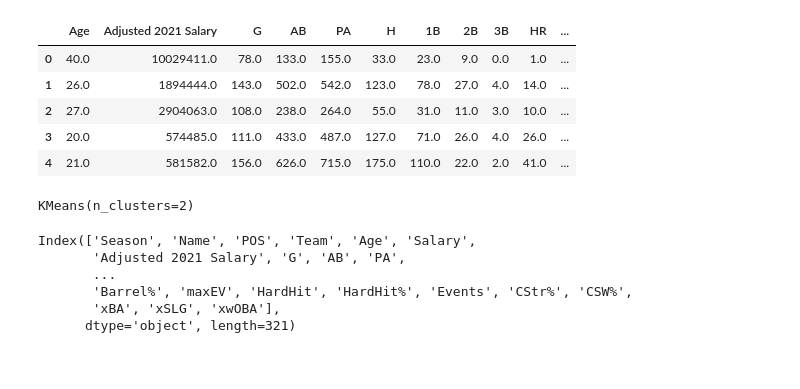
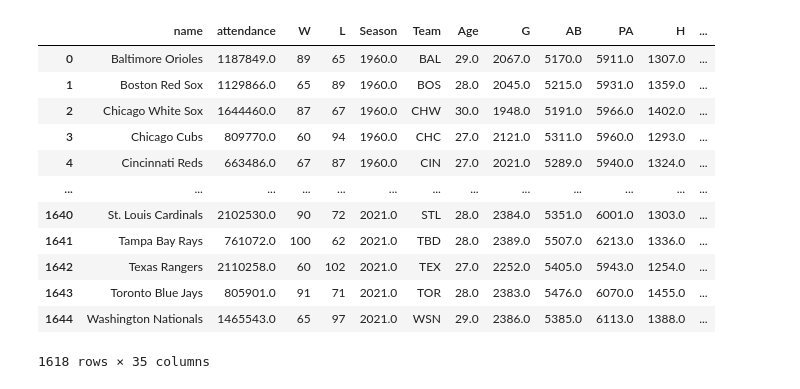
Before and after one commit to eric8395/baseball-analytics, a Jupyter notebook: Player Clustering.ipynb, the cells around one changed output. Drawn from its saved outputs; the diff is of its cells as text; code cells hidden in the pictures.

Commit message:
added clustering, created top features for teams

```diff
--- a/Player Clustering.ipynb
+++ b/Player Clustering.ipynb
@@ -20,18 +18,20 @@ pd.set_option('display.max_columns', None)
 
 np.random_state = 42
 # %%
-batting = pd.read_csv('Data/batting_adv', index_col = 0)
-clust_batting = batting.drop(columns = ['Name', 'POS', 'Team', 'Season', 'Salary', 'Dol', 'Age Rng'])
-clust_batting.head()
+data = pd.read_csv('Data/team_batting_basic', index_col = 0)
+data_clust = data.drop(columns = ['name', 'Team', 'Age'])
+data
 # %% [output]
-|  | Age | Adjusted 2021 Salary | G | AB | PA | H | 1B | 2B | 3B | HR | ... |
-| 0 | 40.0 | 10029411.0 | 78.0 | 133.0 | 155.0 | 33.0 | 23.0 | 9.0 | 0.0 | 1.0 | ... |
-| 1 | 26.0 | 1894444.0 | 143.0 | 502.0 | 542.0 | 123.0 | 78.0 | 27.0 | 4.0 | 14.0 | ... |
-| 2 | 27.0 | 2904063.0 | 108.0 | 238.0 | 264.0 | 55.0 | 31.0 | 11.0 | 3.0 | 10.0 | ... |
-| 3 | 20.0 | 574485.0 | 111.0 | 433.0 | 487.0 | 127.0 | 71.0 | 26.0 | 4.0 | 26.0 | ... |
-| 4 | 21.0 | 581582.0 | 156.0 | 626.0 | 715.0 | 175.0 | 110.0 | 22.0 | 2.0 | 41.0 | ... |
+|  | name | attendance | W | L | Season | Team | Age | G | AB | PA | H | ... |
+| 0 | Baltimore Orioles | 1187849.0 | 89 | 65 | 1960.0 | BAL | 29.0 | 2067.0 | 5170.0 | 5911.0 | 1307.0 | ... |
+| 1 | Boston Red Sox | 1129866.0 | 65 | 89 | 1960.0 | BOS | 28.0 | 2045.0 | 5215.0 | 5931.0 | 1359.0 | ... |
+| 2 | Chicago White Sox | 1644460.0 | 87 | 67 | 1960.0 | CHW | 30.0 | 1948.0 | 5191.0 | 5966.0 | 1402.0 | ... |
+| 3 | Chicago Cubs | 809770.0 | 60 | 94 | 1960.0 | CHC | 27.0 | 2121.0 | 5311.0 | 5960.0 | 1293.0 | ... |
+| 4 | Cincinnati Reds | 663486.0 | 67 | 87 | 1960.0 | CIN | 27.0 | 2021.0 | 5289.0 | 5940.0 | 1324.0 | ... |
+| ... | ... | ... | ... | ... | ... | ... | ... | ... | ... | ... | ... | ... |
+| 1640 | St. Louis Cardinals | 2102530.0 | 90 | 72 | 2021.0 | STL | 28.0 | 2384.0 | 5351.0 | 6001.0 | 1303.0 | ... |
+| 1641 | Tampa Bay Rays | 761072.0 | 100 | 62 | 2021.0 | TBD | 28.0 | 2389.0 | 5507.0 | 6213.0 | 1336.0 | ... |
+| 1642 | Texas Rangers | 2110258.0 | 60 | 102 | 2021.0 | TEX | 27.0 | 2252.0 | 5405.0 | 5943.0 | 1254.0 | ... |
+| 1643 | Toronto Blue Jays | 805901.0 | 91 | 71 | 2021.0 | TOR | 28.0 | 2383.0 | 5476.0 | 6070.0 | 1455.0 | ... |
+| 1644 | Washington Nationals | 1465543.0 | 65 | 97 | 2021.0 | WSN | 29.0 | 2386.0 | 5385.0 | 6113.0 | 1388.0 | ... |
+1618 rows × 35 columns
-# %%
-k_means = KMeans(n_clusters = 2)
-k_means.fit(clust_batting)
-# %% [output]
-KMeans(n_clusters=2)
@@ -40,9 +37,0 @@ predicted_clusters = k_means.predict(clust_batting)
-# %%
-batting.columns
-# %% [output]
-Index(['Season', 'Name', 'POS', 'Team', 'Age', 'Salary',
-       'Adjusted 2021 Salary', 'G', 'AB', 'PA',
-       ...
-       'Barrel%', 'maxEV', 'HardHit', 'HardHit%', 'Events', 'CStr%', 'CSW%',
-       'xBA', 'xSLG', 'xwOBA'],
-      dtype='object', length=321)
```
Also changed, not shown: parts of 6 cells of this notebook, 2 other files.
